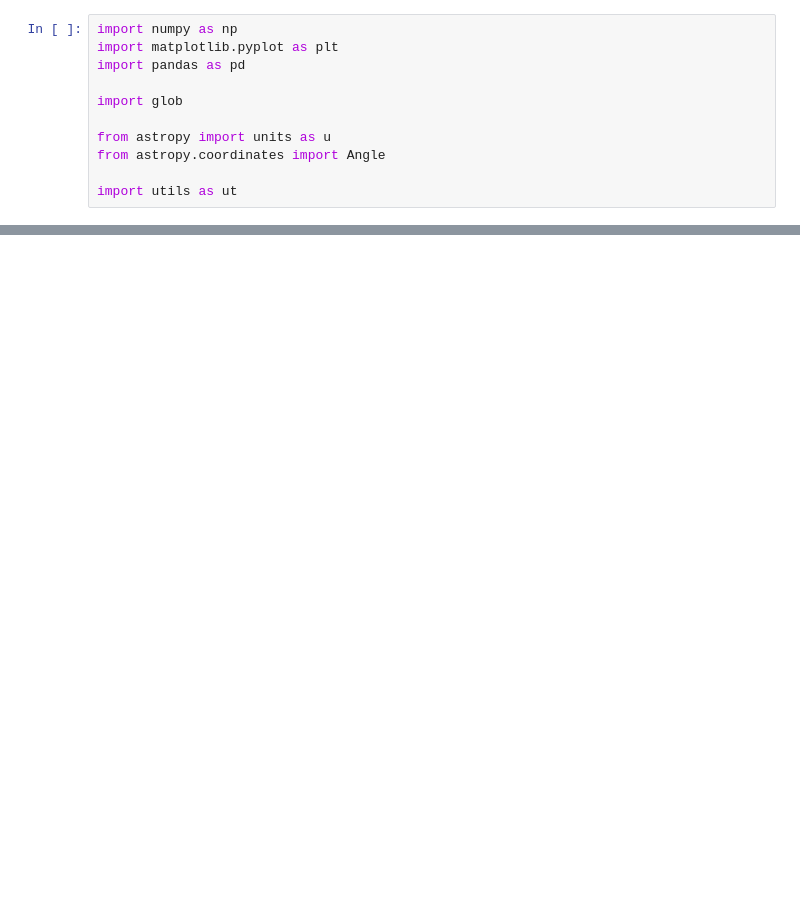
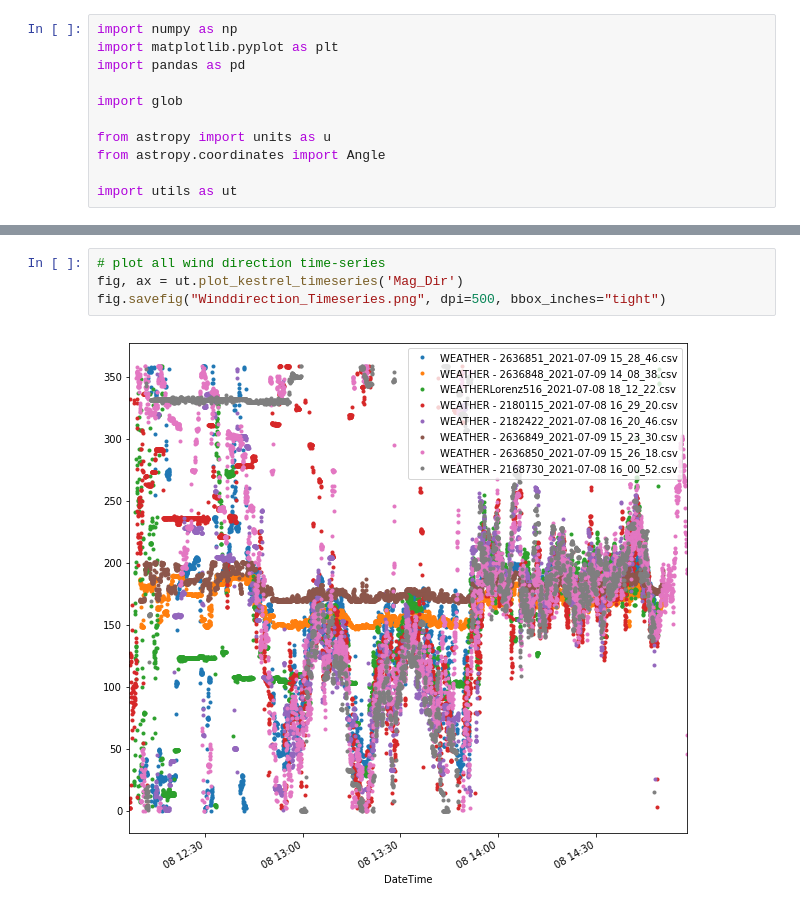
Before and after one commit to BoiseStatePlanetary/AlvordFieldTrip2021, a Jupyter notebook: code/Kestrel_analysis/Visualizing Kestrel Data.ipynb, the cells around one changed output, grey strips where cells are left out. Saved outputs shown, nothing was run; the diff lists cells and outputs as text; blank space fills up the shorter version.

```diff
--- a/code/Kestrel_analysis/Visualizing Kestrel Data.ipynb
+++ b/code/Kestrel_analysis/Visualizing Kestrel Data.ipynb
@@ -33,3 +18,9 @@ fig.savefig("Windspeed_Timeseries.png", dpi=500, bbox_inches="tight")
+# %%
+# plot all wind direction time-series
+fig, ax = ut.plot_kestrel_timeseries('Mag_Dir')
+fig.savefig("Winddirection_Timeseries.png", dpi=500, bbox_inches="tight")
+# %% [output]
+[figure, added]
 # %%
 fig = plt.figure(figsize=(8,8))
 ax = fig.add_subplot(111)
```
Also changed, not shown: parts of 4 cells of this notebook, 3 other files.
